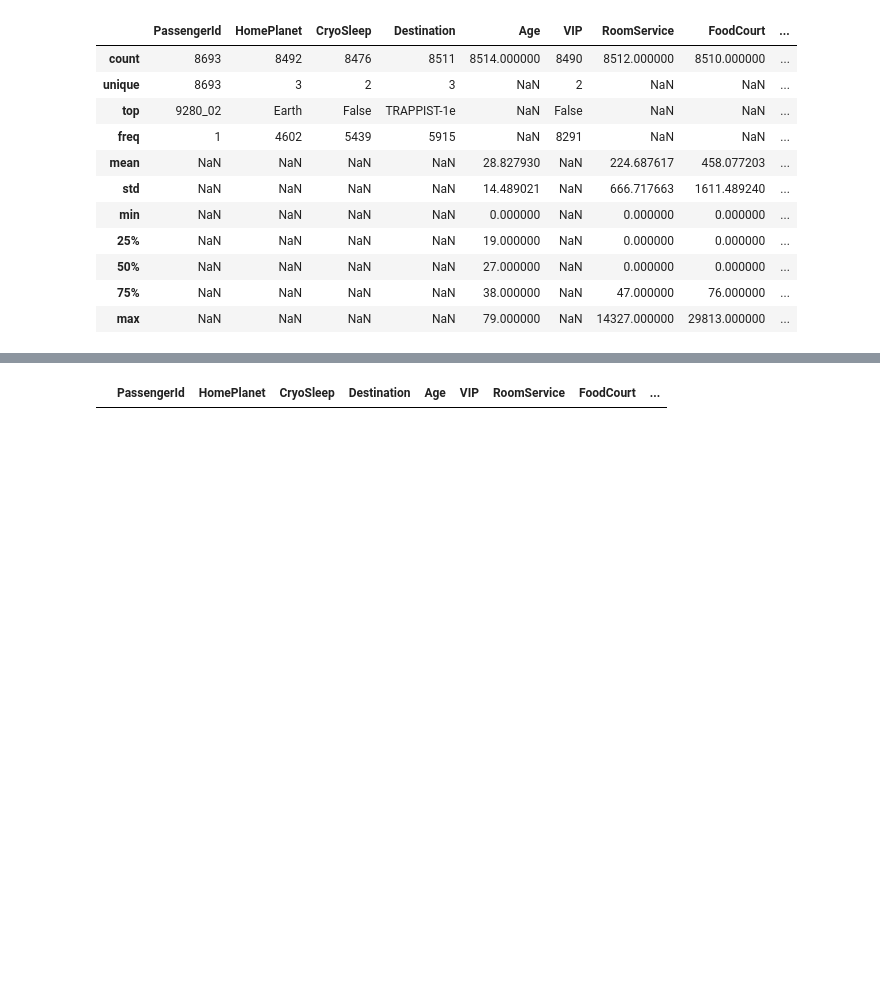
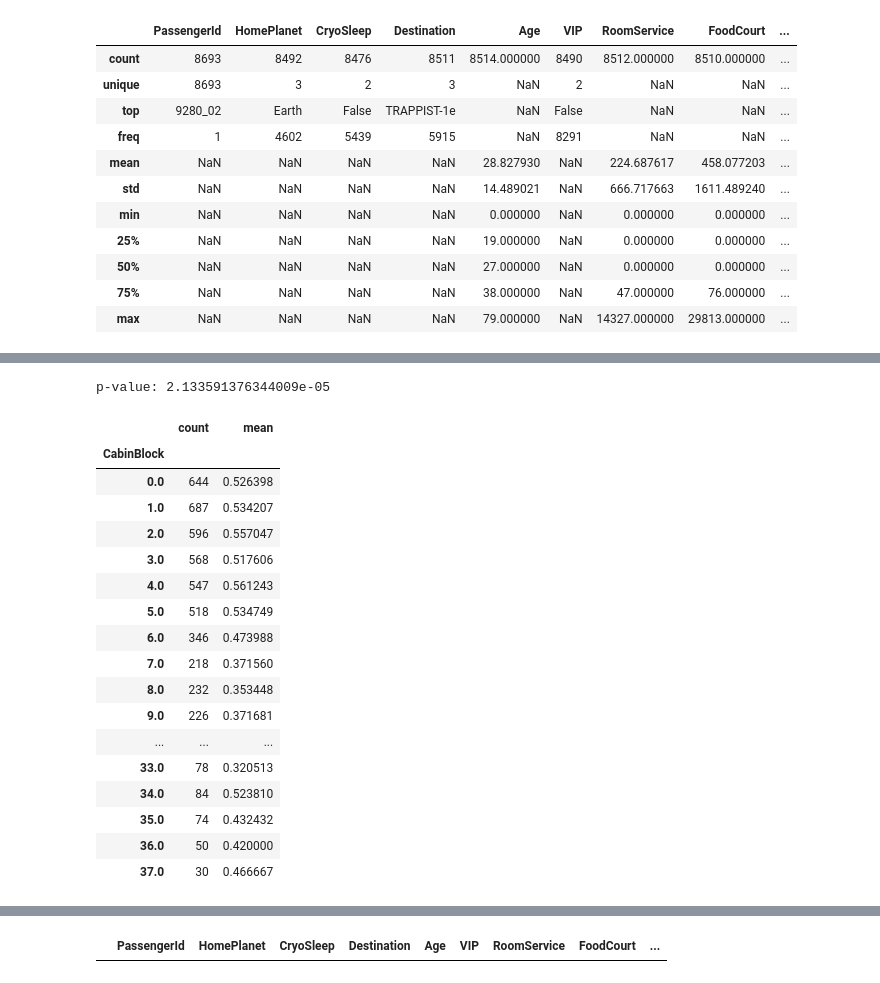
Before and after one commit to rezamirzaii/spaceship-titanic-ml, a Jupyter notebook: notebooks/spaceship_titanic.ipynb, the cells around one changed output, grey strips where cells are left out. Drawn from its saved outputs; the diff is of its cells as text; code cells hidden in the pictures; blank space fills up the shorter version.

```diff
--- a/notebooks/spaceship_titanic.ipynb
+++ b/notebooks/spaceship_titanic.ipynb
@@ -129,0 +161,49 @@ df_train.describe(include = 'all')
+# %%
+from scipy.stats import mannwhitneyu
+group0 = df_train.loc[
+    df_train["Transported"] == 0,
+    "P2_Cobin"
+].dropna()
+
+group1 = df_train.loc[
+    df_train["Transported"] == 1,
+    "P2_Cobin"
+].dropna()
+
+
+stat, p = mannwhitneyu(
+    group0,
+    group1,
+    alternative="two-sided"
+)
+
+print("p-value:", p)
+# %% [output]
+p-value: 2.133591376344009e-05
+# %%
+df_train["CabinBlock"] = (
+    df_train["P2_Cobin"] // 50
+)
+
+df_train.groupby("CabinBlock")["Transported"].agg(
+    ["count", "mean"]
+)
+# %% [output]
+|  | count | mean |
+| CabinBlock |  |  |
+| 0.0 | 644 | 0.526398 |
+| 1.0 | 687 | 0.534207 |
+| 2.0 | 596 | 0.557047 |
+| 3.0 | 568 | 0.517606 |
+| 4.0 | 547 | 0.561243 |
+| 5.0 | 518 | 0.534749 |
+| 6.0 | 346 | 0.473988 |
+| 7.0 | 218 | 0.371560 |
+| 8.0 | 232 | 0.353448 |
+| 9.0 | 226 | 0.371681 |
+| ... | ... | ... |
+| 33.0 | 78 | 0.320513 |
+| 34.0 | 84 | 0.523810 |
+| 35.0 | 74 | 0.432432 |
+| 36.0 | 50 | 0.420000 |
+| 37.0 | 30 | 0.466667 |
```
Also changed, not shown: parts of 35 cells of this notebook, 1 other file.
